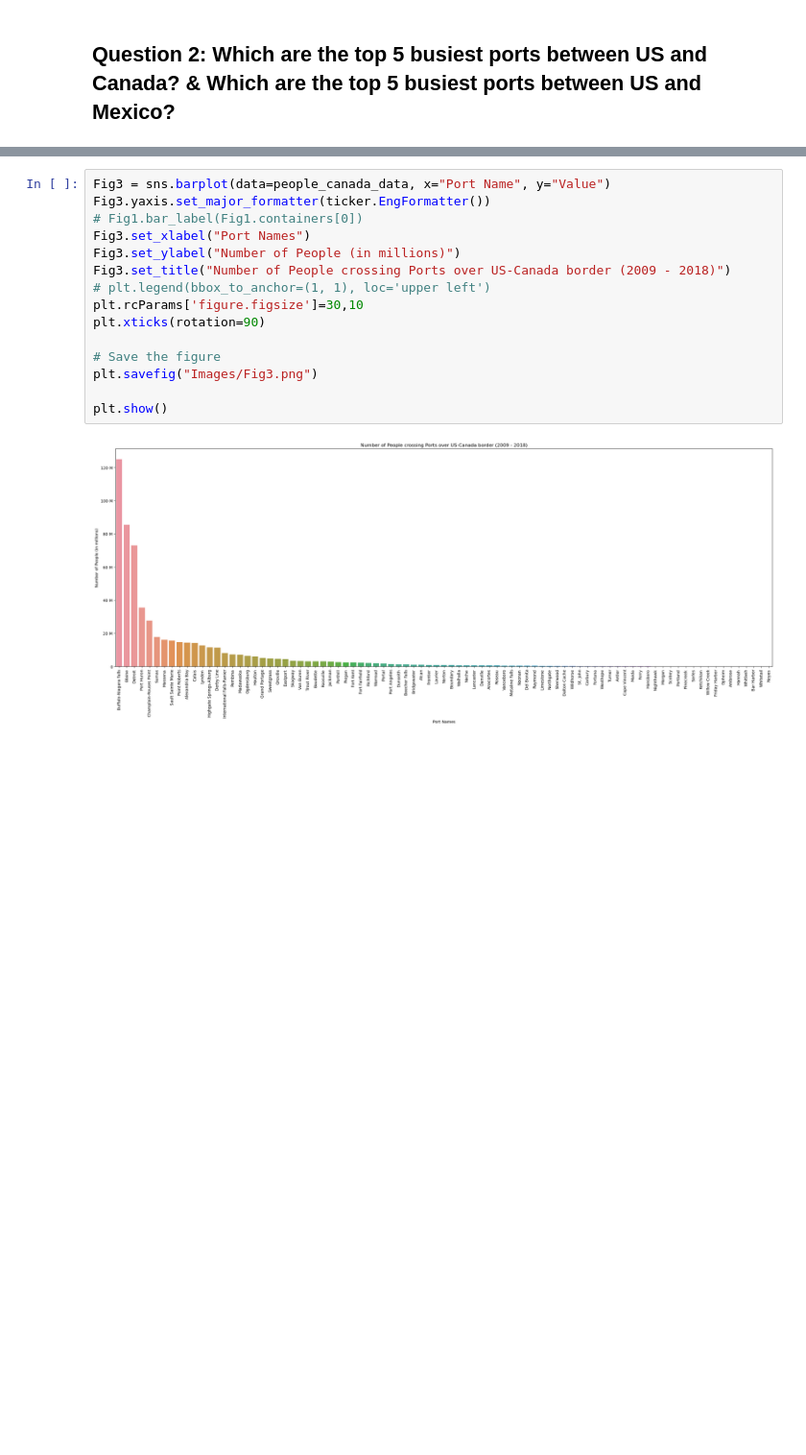
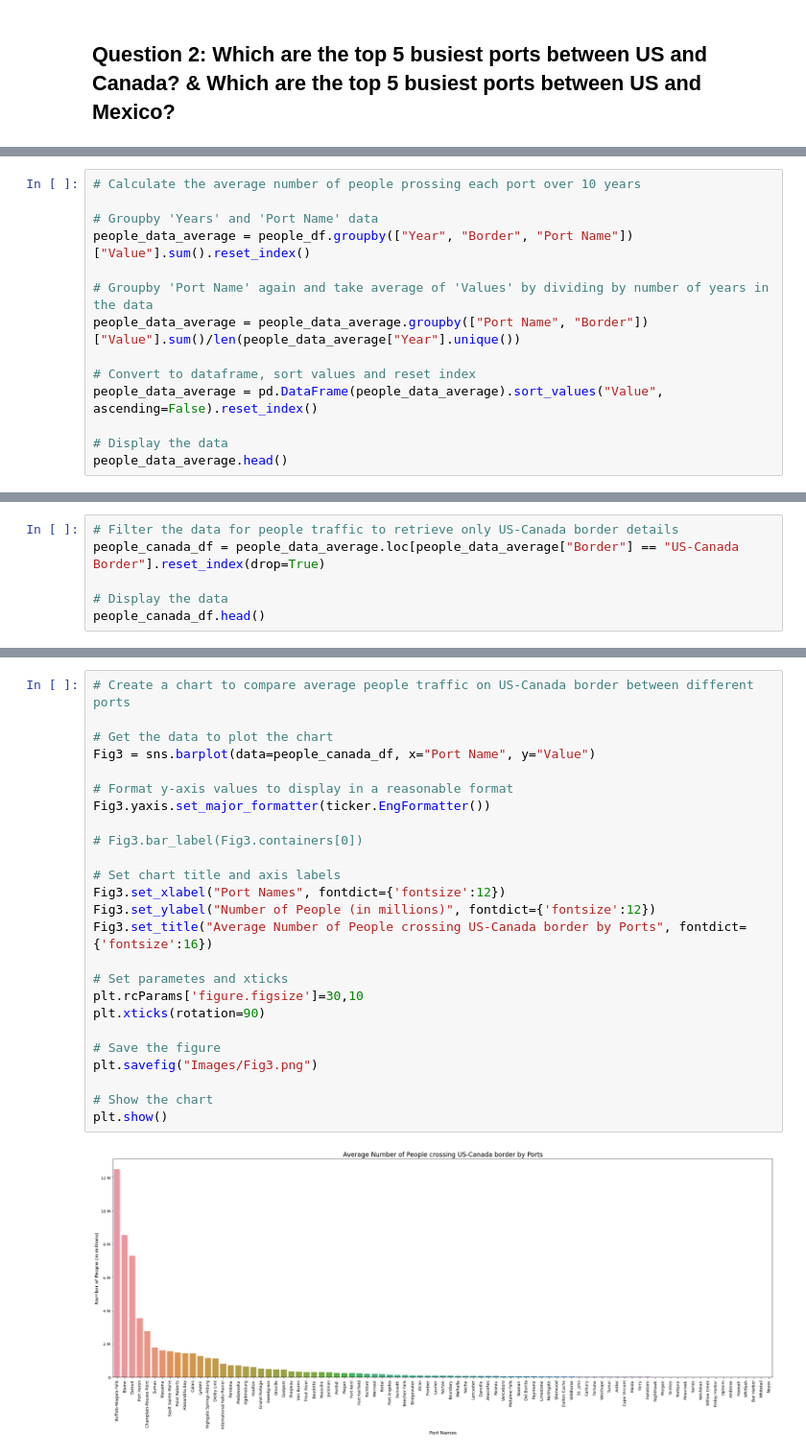
Before and after one commit to saraparveen26/Data-Visualization---US-Border-Crossing, a Jupyter notebook: border_crossing_sara.ipynb, the cells around one changed output, grey strips where cells are left out. Shown at 96% size. Saved outputs shown, nothing was run; the diff lists cells and outputs as text; blank space fills up the shorter version.

```diff
--- a/border_crossing_sara.ipynb
+++ b/border_crossing_sara.ipynb
@@ -401,0 +392,14 @@ people_canada_data
+# %%
+# Calculate the average number of people prossing each port over 10 years
+
+# Groupby 'Years' and 'Port Name' data
+people_data_average = people_df.groupby(["Year", "Border", "Port Name"])["Value"].sum().reset_index()
+
+# Groupby 'Port Name' again and take average of 'Values' by dividing by number of years in the data
+people_data_average = people_data_average.groupby(["Port Name", "Border"])["Value"].sum()/len(people_data_average["Year"].unique())
+
+# Convert to dataframe, sort values and reset index
+people_data_average = pd.DataFrame(people_data_average).sort_values("Value", ascending=False).reset_index()
+
+# Display the data
+people_data_average.head()
@@ -401,0 +415,6 @@ people_canada_data
+# %%
+# Filter the data for people traffic to retrieve only US-Canada border details
+people_canada_df = people_data_average.loc[people_data_average["Border"] == "US-Canada Border"].reset_index(drop=True)
+
+# Display the data
+people_canada_df.head()
@@ -402,17 +428,27 @@ people_canada_data
 # %%
-Fig3 = sns.barplot(data=people_canada_data, x="Port Name", y="Value")
+# Create a chart to compare average people traffic on US-Canada border between different ports
+
+# Get the data to plot the chart
+Fig3 = sns.barplot(data=people_canada_df, x="Port Name", y="Value")
+
+# Format y-axis values to display in a reasonable format
 Fig3.yaxis.set_major_formatter(ticker.EngFormatter())
-# Fig1.bar_label(Fig1.containers[0])
-Fig3.set_xlabel("Port Names")
-Fig3.set_ylabel("Number of People (in millions)")
-Fig3.set_title("Number of People crossing Ports over US-Canada border (2009 - 2018)")
-# plt.legend(bbox_to_anchor=(1, 1), loc='upper left')
+
+# Fig3.bar_label(Fig3.containers[0])
+
+# Set chart title and axis labels
+Fig3.set_xlabel("Port Names", fontdict={'fontsize':12})
+Fig3.set_ylabel("Number of People (in millions)", fontdict={'fontsize':12})
+Fig3.set_title("Average Number of People crossing US-Canada border by Ports", fontdict={'fontsize':16})
+
+# Set parametes and xticks
 plt.rcParams['figure.figsize']=30,10
 plt.xticks(rotation=90)
 
 # Save the figure
 plt.savefig("Images/Fig3.png")
 
+# Show the chart
 plt.show()
 # %% [output]
-[figure, old version]
+[figure, new version]
```
Also changed, not shown: parts of 43 cells of this notebook, 10 other files.
